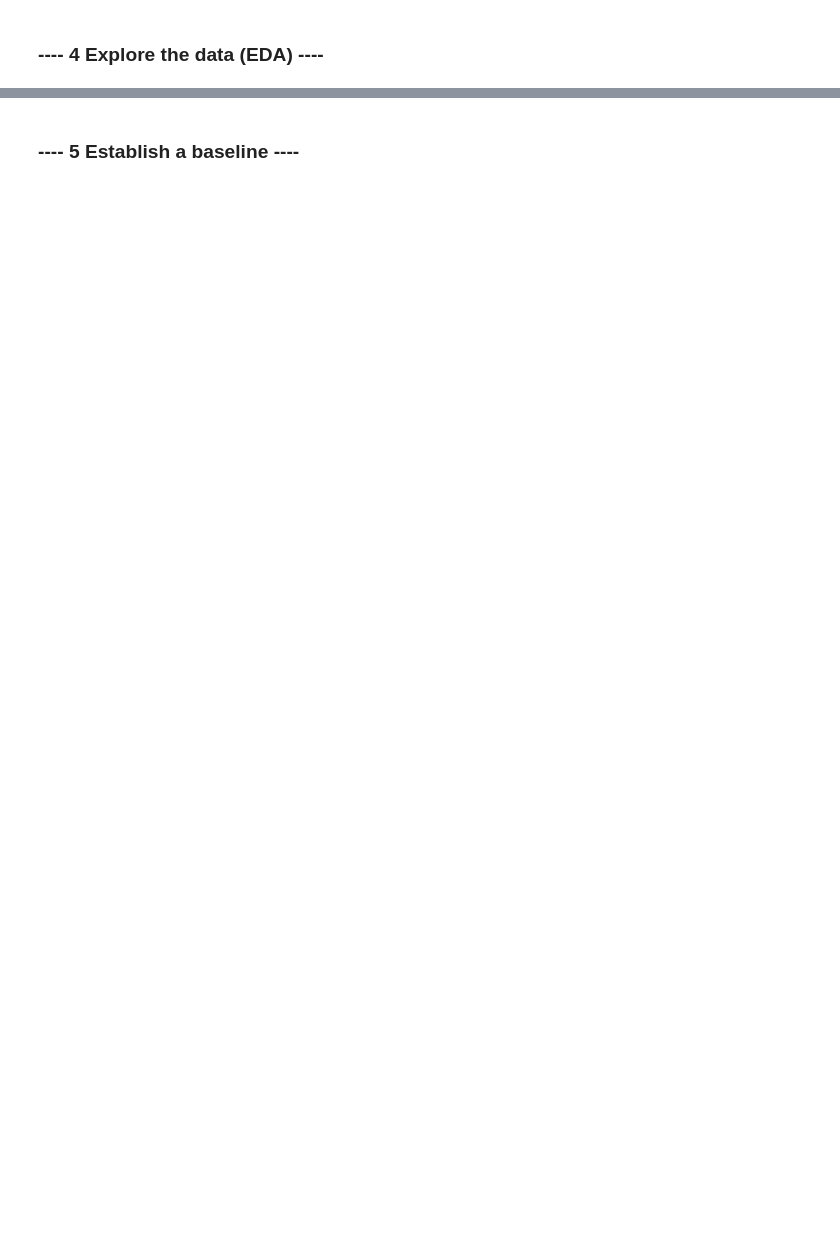
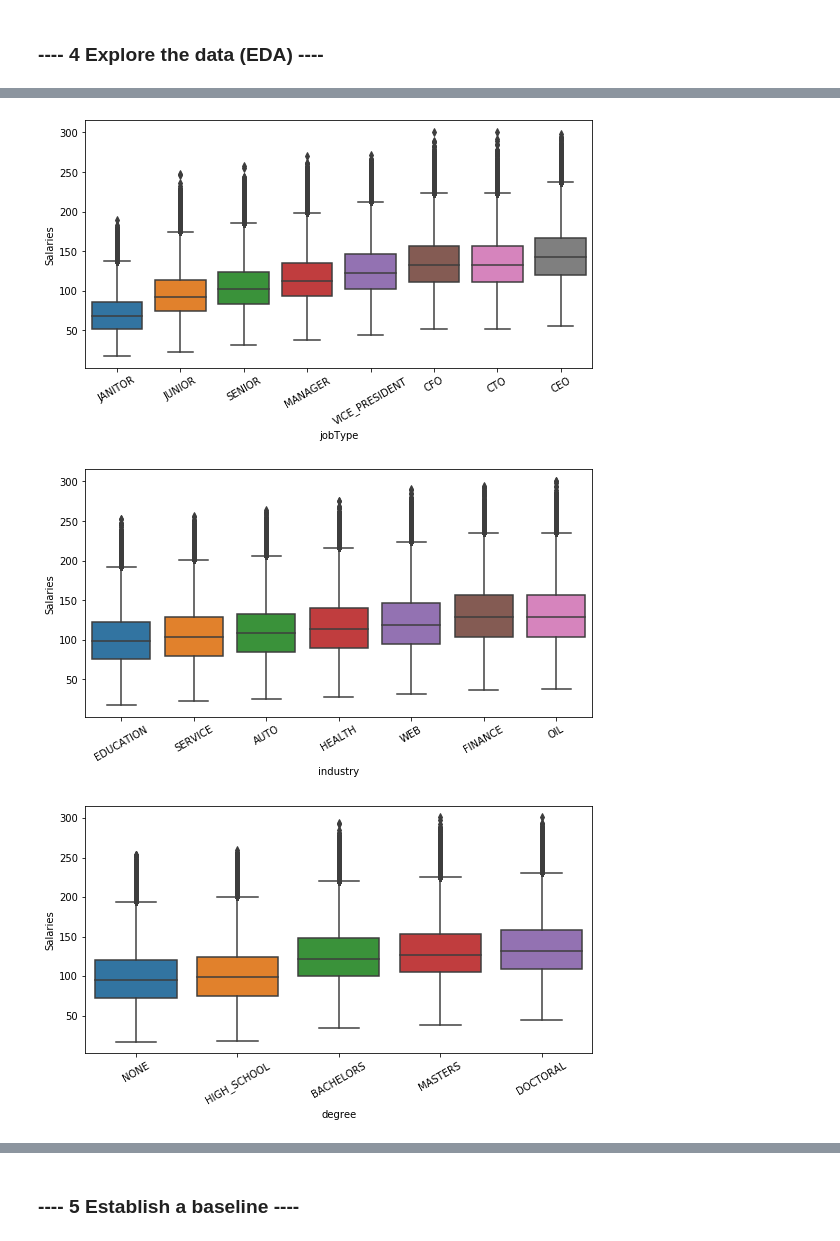
Before and after one commit to tracy15932/salary_prediction, a Jupyter notebook: salary_prediction.ipynb, the cells around one changed output, grey strips where cells are left out. Saved outputs shown, nothing was run; the diff lists cells and outputs as text; code cells hidden in the pictures; blank space fills up the shorter version.

```diff
--- a/salary_prediction.ipynb
+++ b/salary_prediction.ipynb
@@ -249,0 +281,15 @@ outliers[outliers.jobType=='JUNIOR']
+# %%
+#summarize each categorical feature variable
+cols=['jobType','industry','degree','major']
+for i in range(4):
+    fig= plt.figure(figsize=(20,10))
+    ax = fig.add_subplot(2,2,i+1)
+    rank = train_merge.groupby(cols[i]).mean()['salary'].sort_values().index
+    sns.boxplot(x=cols[i], y='salary',data=train_merge,order=rank)
+    plt.xticks(rotation=30)
+    plt.ylabel('Salaries')
+    plt.show()
+# %% [output]
+[figure, added]
+[figure, added]
+[figure, added]
```
Also changed, not shown: parts of 70 cells of this notebook.
